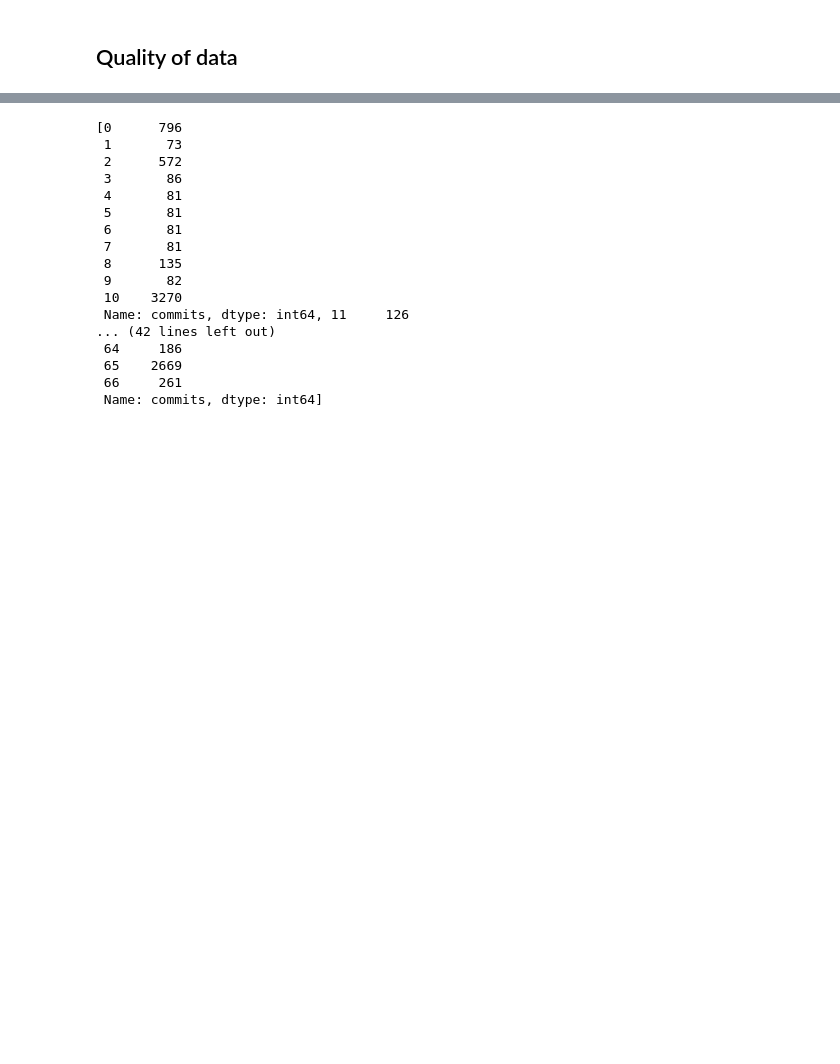
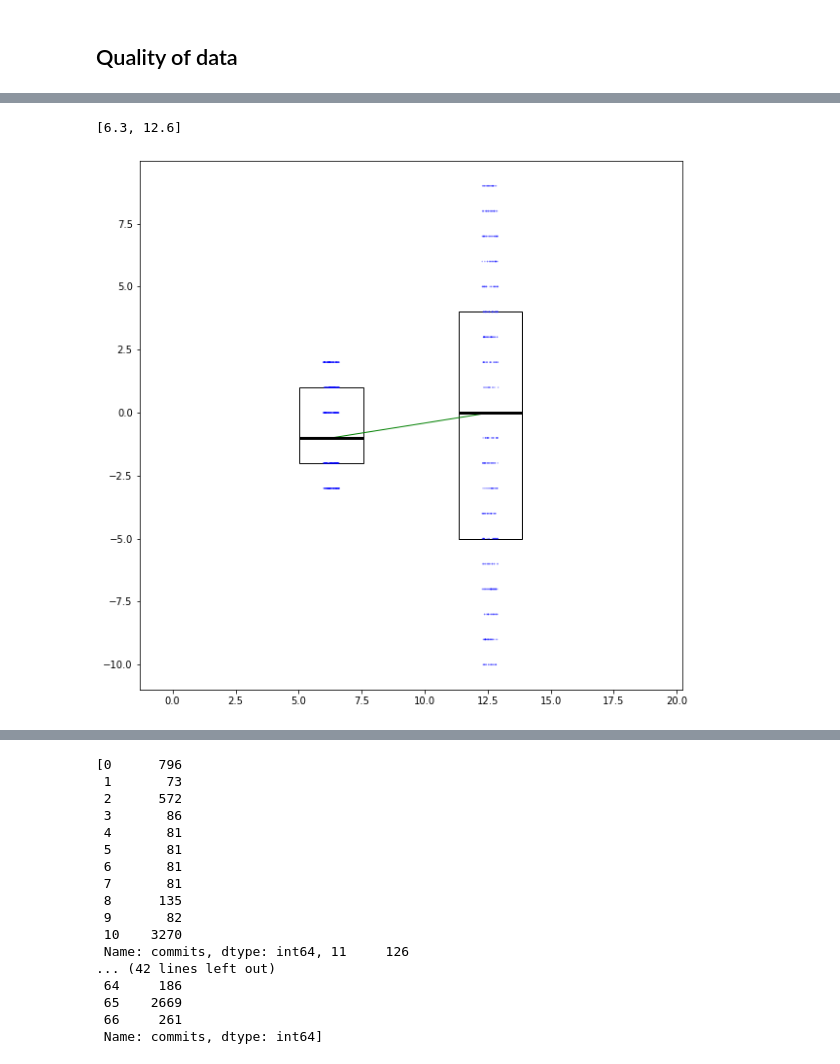
Before and after one commit to HarryZhao2000/boxplot, a Jupyter notebook: code/test.ipynb, the cells around one changed output, grey strips where cells are left out. Saved outputs shown, nothing was run; the diff lists cells and outputs as text; code cells hidden in the pictures; blank space fills up the shorter version.

```diff
--- a/code/test.ipynb
+++ b/code/test.ipynb
@@ -41,0 +31,6 @@ bx.hist_boxplot(ax,Integers)
+# %%
+fig,ax = plt.subplots(figsize=(10,10))
+bx.creative_boxplot(ax,Integers)
+# %% [output]
+[6.3, 12.6]
+[figure, added]
```
Also changed, not shown: parts of 15 cells of this notebook.
